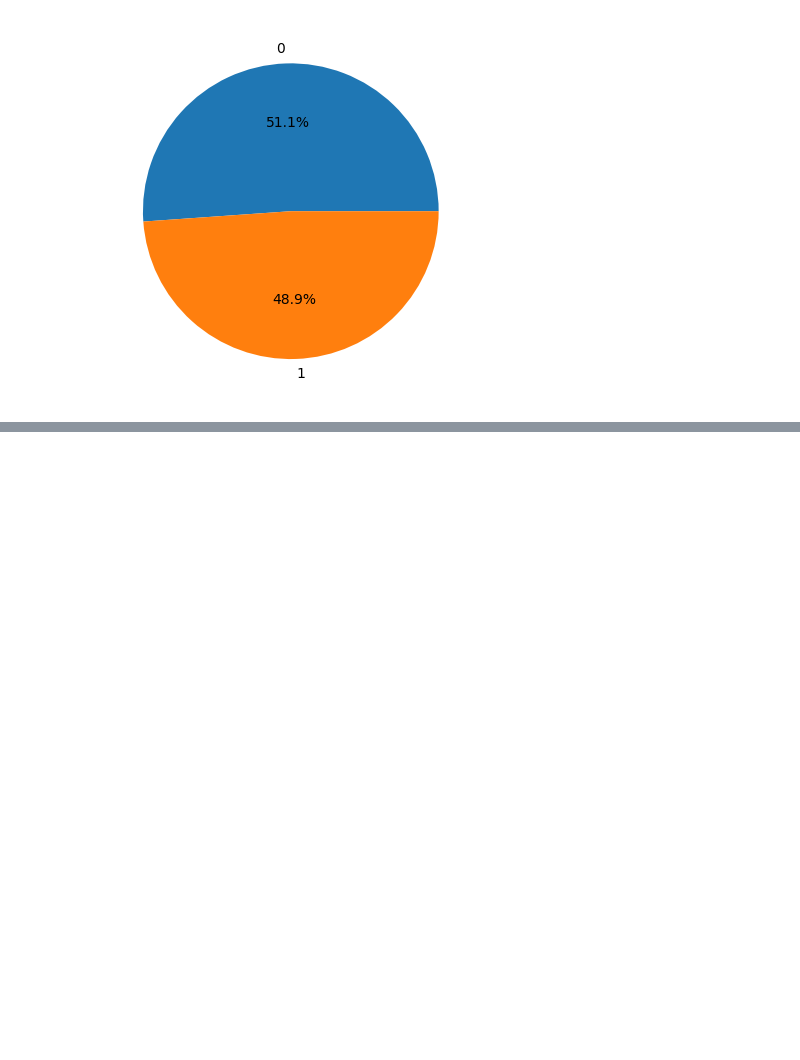
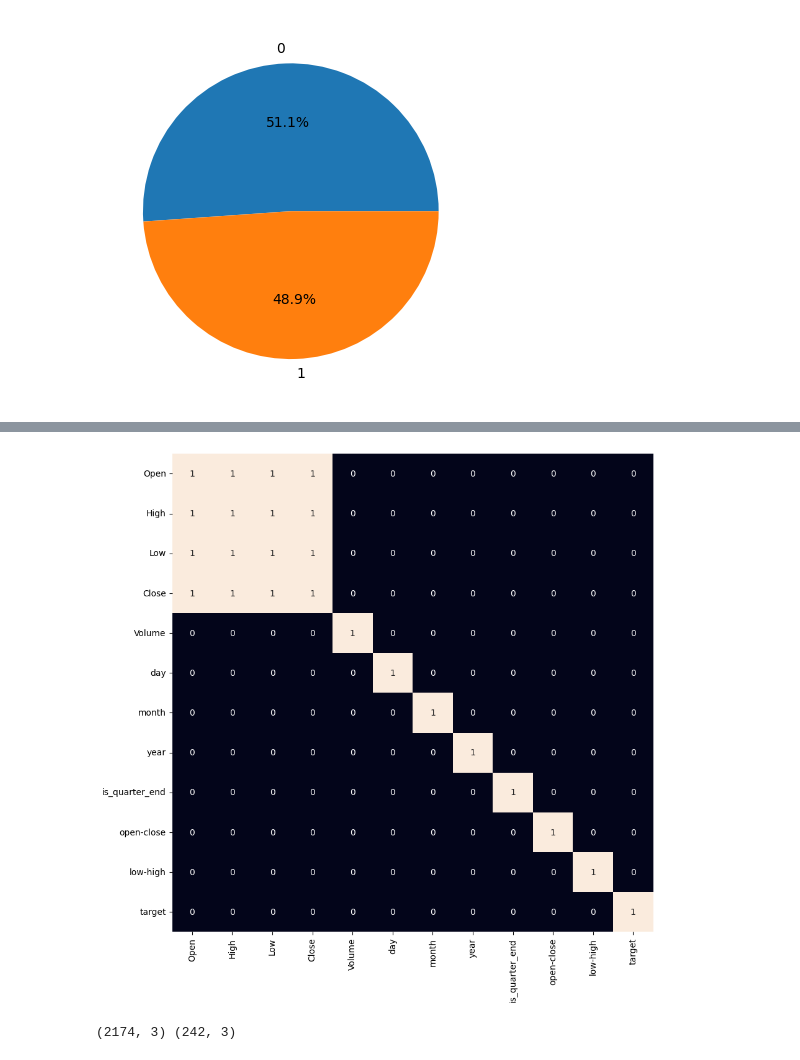
Before and after one commit to Priya-gawhane/Machine-learning-prediction-Models-Projects, a Jupyter notebook: Stock_price_prediction.ipynb, the cells around one changed output, grey strips where cells are left out. Cells and saved outputs as stored; diff of their text form; code cells hidden in the pictures; blank space fills up the shorter version.

```diff
--- a/Stock_price_prediction.ipynb
+++ b/Stock_price_prediction.ipynb
@@ -190,0 +195,18 @@ plt.show()
+# %%
+plt.figure(figsize=(10, 10))
+sb.heatmap(stock_data.corr() > 0.9, annot=True, cbar=False)
+plt.show()
+# %% [output]
+[figure, added]
+# %%
+features = stock_data[['open-close', 'low-high', 'is_quarter_end']]
+target = stock_data['target']
+
+scaler = StandardScaler()
+features = scaler.fit_transform(features)
+
+X_train, X_valid, Y_train, Y_valid = train_test_split(
+    features, target, test_size=0.1, random_state=2022)
+print(X_train.shape, X_valid.shape)
+# %% [output]
+(2174, 3) (242, 3)
```
Also changed, not shown: parts of 6 cells of this notebook.
